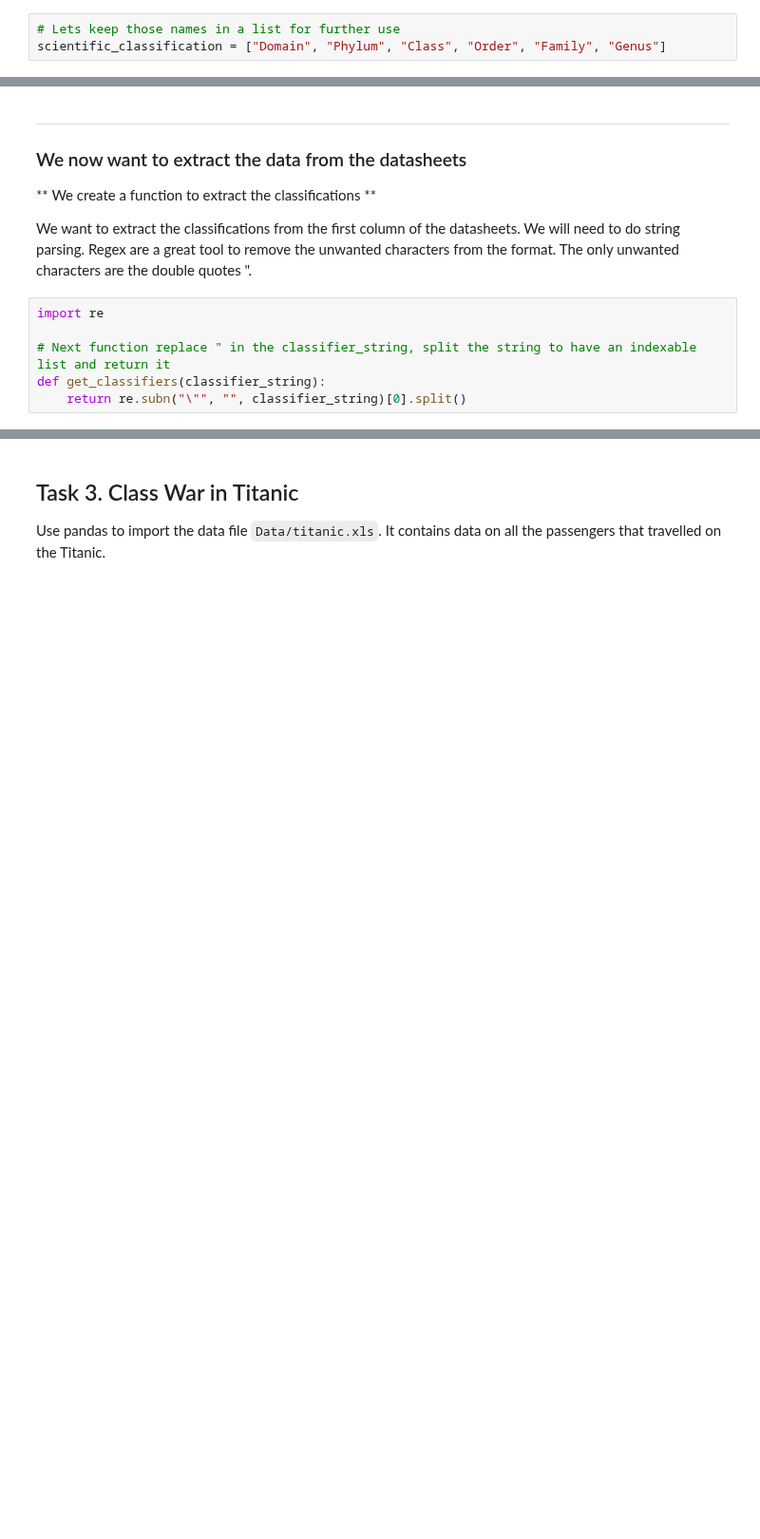
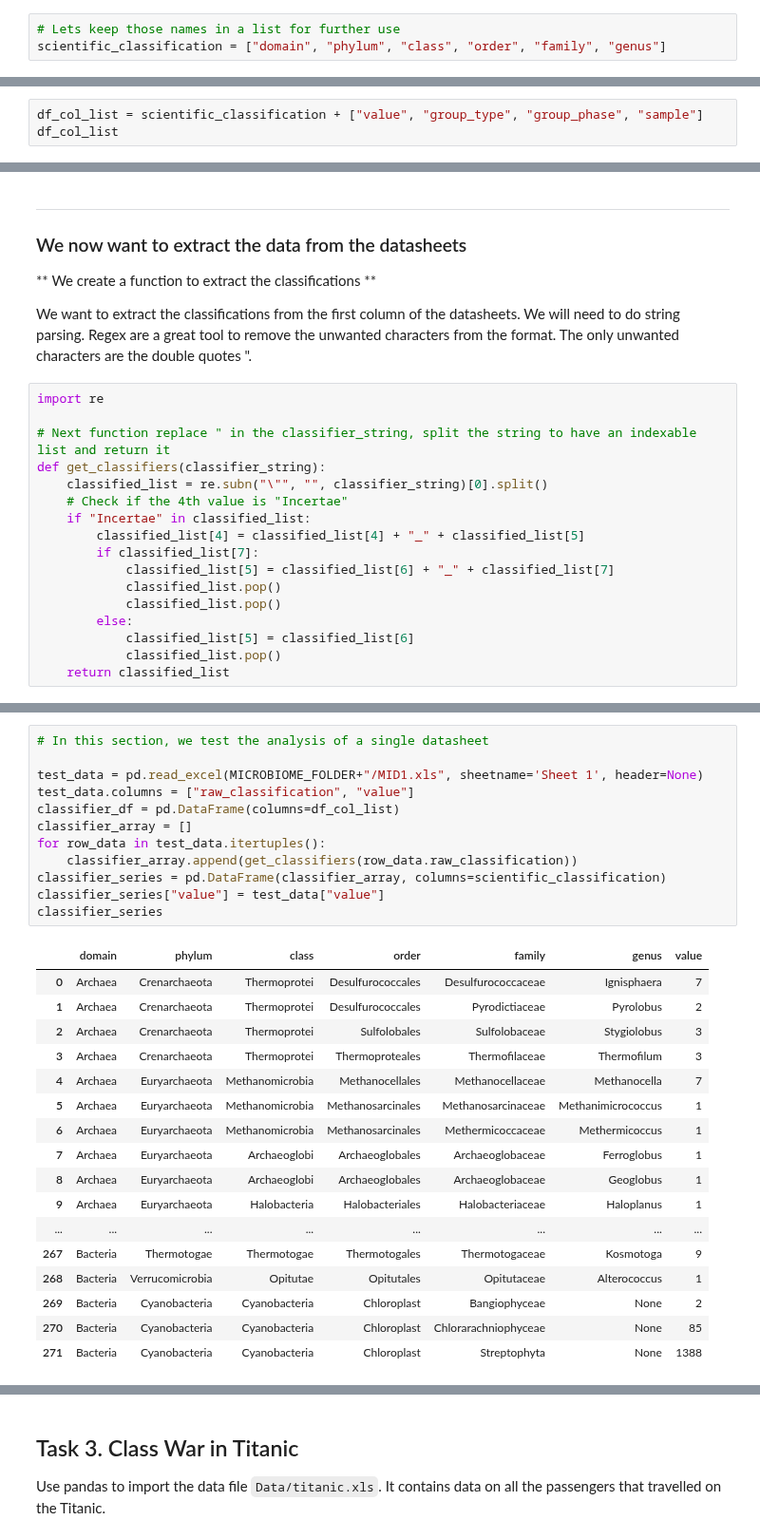
Before and after one commit to vincenzobaz/VBTALL-ADA2017, a Jupyter notebook: Homework 1.ipynb, the cells around one changed output, grey strips where cells are left out. Shown at 95% size. Saved outputs shown, nothing was run; the diff lists cells and outputs as text; blank space fills up the shorter version.

```diff
--- a/Homework 1.ipynb
+++ b/Homework 1.ipynb
@@ -295,7 +298,7 @@ The scientific classification contains the following subdivisions (https://en.wi
  Also, Species only has a sense in the Eucaryote Domain, for which we have no data, so **we will not use Species as a division**.
 # %%
 # Lets keep those names in a list for further use
-scientific_classification = ["Domain", "Phylum", "Class", "Order", "Family", "Genus"]
+scientific_classification = ["domain", "phylum", "class", "order", "family", "genus"]
 # %% [markdown]
 **Column 2:**
 
@@ -350,0 +340,3 @@ df_col_list
+# %%
+df_col_list = scientific_classification + ["value", "group_type", "group_phase", "sample"]
+df_col_list
@@ -425,4 +419,15 @@ import re
 
 # Next function replace " in the classifier_string, split the string to have an indexable list and return it
 def get_classifiers(classifier_string):
-    return re.subn("\"", "", classifier_string)[0].split()
+    classified_list = re.subn("\"", "", classifier_string)[0].split()
+    # Check if the 4th value is "Incertae"
+    if "Incertae" in classified_list:
+        classified_list[4] = classified_list[4] + "_" + classified_list[5]
+        if classified_list[7]:
+            classified_list[5] = classified_list[6] + "_" + classified_list[7]
+            classified_list.pop()
+            classified_list.pop()
+        else:
+            classified_list[5] = classified_list[6]
+            classified_list.pop()
+    return classified_list
@@ -446,0 +436,30 @@ get_classifiers(mb1[0][0])
+# %%
+# In this section, we test the analysis of a single datasheet
+
+test_data = pd.read_excel(MICROBIOME_FOLDER+"/MID1.xls", sheetname='Sheet 1', header=None)
+test_data.columns = ["raw_classification", "value"]
+classifier_df = pd.DataFrame(columns=df_col_list)
+classifier_array = []
+for row_data in test_data.itertuples():
+    classifier_array.append(get_classifiers(row_data.raw_classification))
+classifier_series = pd.DataFrame(classifier_array, columns=scientific_classification)
+classifier_series["value"] = test_data["value"]
+classifier_series
+# %% [output]
+|  | domain | phylum | class | order | family | genus | value |
+| 0 | Archaea | Crenarchaeota | Thermoprotei | Desulfurococcales | Desulfurococcaceae | Ignisphaera | 7 |
+| 1 | Archaea | Crenarchaeota | Thermoprotei | Desulfurococcales | Pyrodictiaceae | Pyrolobus | 2 |
+| 2 | Archaea | Crenarchaeota | Thermoprotei | Sulfolobales | Sulfolobaceae | Stygiolobus | 3 |
+| 3 | Archaea | Crenarchaeota | Thermoprotei | Thermoproteales | Thermofilaceae | Thermofilum | 3 |
+| 4 | Archaea | Euryarchaeota | Methanomicrobia | Methanocellales | Methanocellaceae | Methanocella | 7 |
+| 5 | Archaea | Euryarchaeota | Methanomicrobia | Methanosarcinales | Methanosarcinaceae | Methanimicrococcus | 1 |
+| 6 | Archaea | Euryarchaeota | Methanomicrobia | Methanosarcinales | Methermicoccaceae | Methermicoccus | 1 |
+| 7 | Archaea | Euryarchaeota | Archaeoglobi | Archaeoglobales | Archaeoglobaceae | Ferroglobus | 1 |
+| 8 | Archaea | Euryarchaeota | Archaeoglobi | Archaeoglobales | Archaeoglobaceae | Geoglobus | 1 |
+| 9 | Archaea | Euryarchaeota | Halobacteria | Halobacteriales | Halobacteriaceae | Haloplanus | 1 |
+| ... | ... | ... | ... | ... | ... | ... | ... |
+| 267 | Bacteria | Thermotogae | Thermotogae | Thermotogales | Thermotogaceae | Kosmotoga | 9 |
+| 268 | Bacteria | Verrucomicrobia | Opitutae | Opitutales | Opitutaceae | Alterococcus | 1 |
+| 269 | Bacteria | Cyanobacteria | Cyanobacteria | Chloroplast | Bangiophyceae | None | 2 |
+| 270 | Bacteria | Cyanobacteria | Cyanobacteria | Chloroplast | Chlorarachniophyceae | None | 85 |
+| 271 | Bacteria | Cyanobacteria | Cyanobacteria | Chloroplast | Streptophyta | None | 1388 |
```
Also changed, not shown: parts of 16 cells of this notebook.
